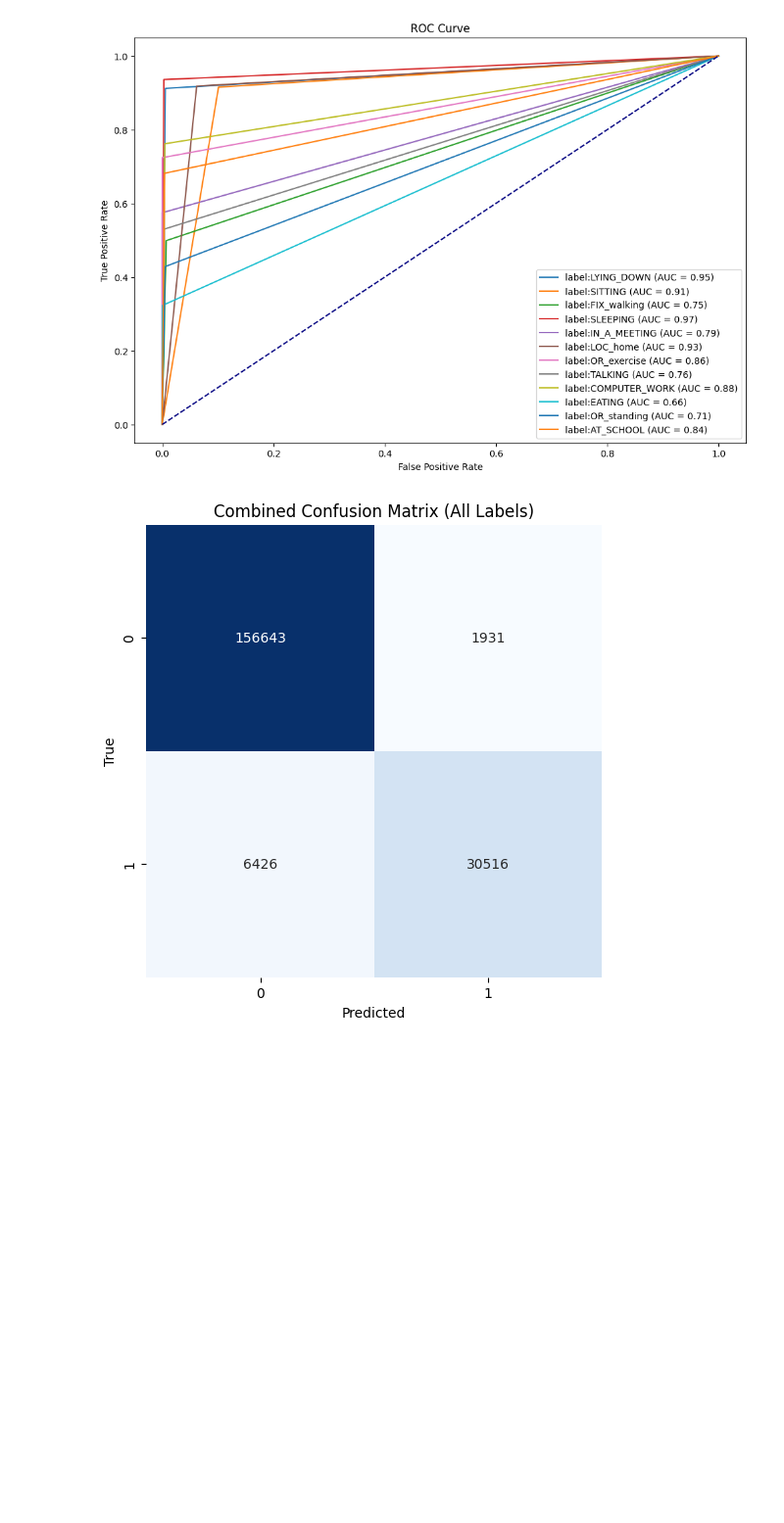
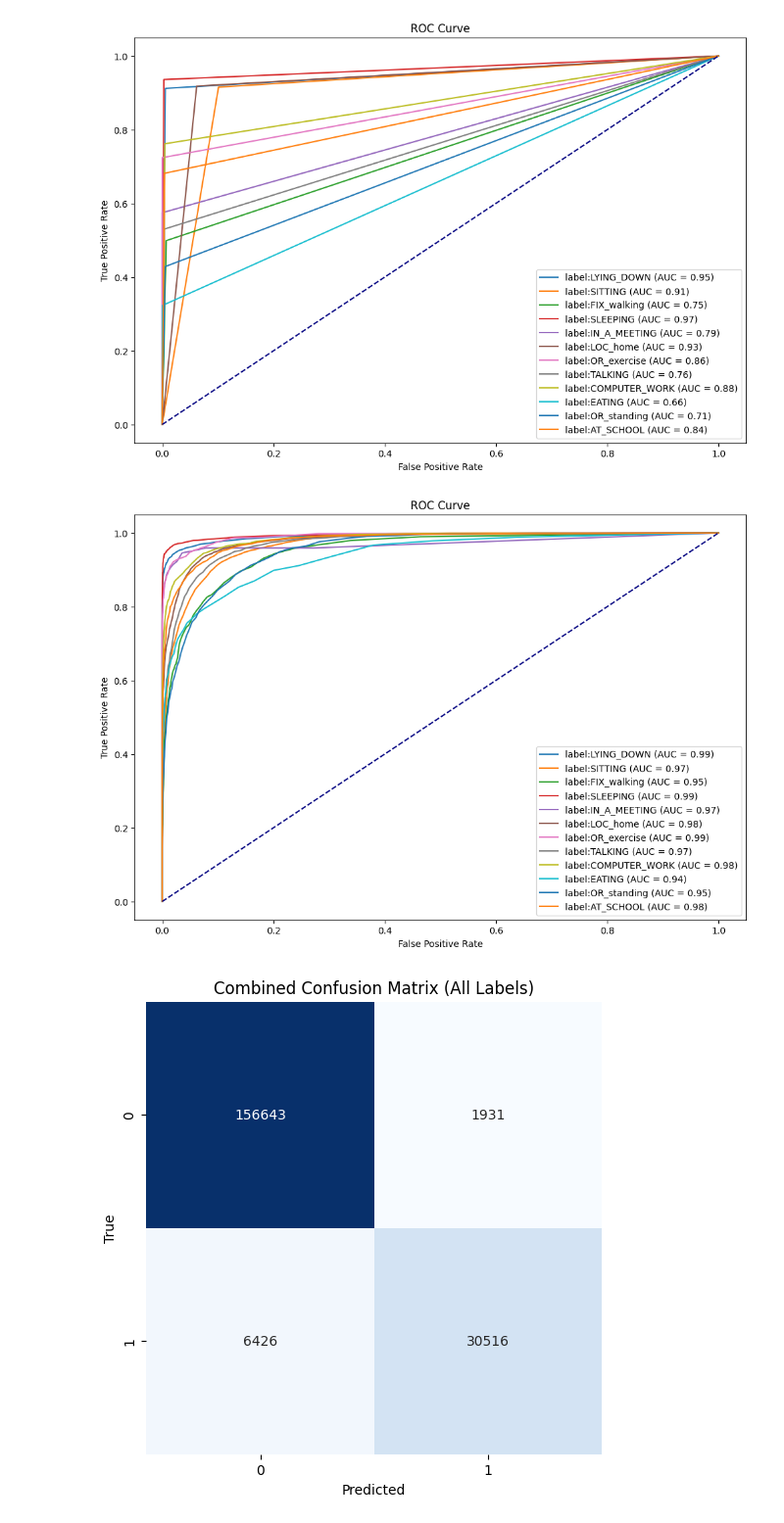
Before and after one commit to cmelady0403/BaselineML, a Jupyter notebook: Neural_Test.ipynb, the cells around one changed output. Shown at 98% size. Saved outputs shown, nothing was run; the diff lists cells and outputs as text; code cells hidden in the pictures; blank space fills up the shorter version.

```diff
--- a/Neural_Test.ipynb
+++ b/Neural_Test.ipynb
@@ -401,19 +297,0 @@ plot_learning_curves(history)
-# %%
-from sklearn.metrics import roc_curve, auc
-import matplotlib.pyplot as plt
-
-def plot_roc_curves(y_test, y_pred, label_columns):
-    plt.figure(figsize=(12, 8))
-    for i in range(len(label_columns)):
-        fpr, tpr, _ = roc_curve(y_test[:, i], y_pred[:, i])
-        roc_auc = auc(fpr, tpr)
-        plt.plot(fpr, tpr, label=f'{label_columns[i]} (AUC = {roc_auc:.2f})')
-
-    plt.plot([0, 1], [0, 1], color='navy', linestyle='--')  # Diagonal line
-    plt.xlabel('False Positive Rate')
-    plt.ylabel('True Positive Rate')
-    plt.title('ROC Curve')
-    plt.legend(loc='lower right')
-    plt.show()
-
-plot_roc_curves(y_test, y_pred, label_columns)
@@ -546,4 +377,31 @@ def plot_roc_curves(y_test, y_pred, label_columns):
 plot_roc_curves(y_test, y_pred, label_columns)
 # %% [output]
 [figure]
+# %%
+from sklearn.metrics import roc_curve, auc
+import matplotlib.pyplot as plt
+import numpy as np
+
+# Get predicted probabilities
+y_pred_proba = np.array([probs[:, 1] for probs in multi_rf.predict_proba(X_test)]).T  # Get probabilities for the positive class
+
+# Function to plot ROC curves for multi-label classification
+def plot_roc_curves(y_test, y_pred_proba, label_columns):
+    plt.figure(figsize=(12, 8))
+    for i in range(len(label_columns)):
+        fpr, tpr, _ = roc_curve(y_test[:, i], y_pred_proba[:, i])  # Use probabilities
+        roc_auc = auc(fpr, tpr)  # Calculate AUC
+        plt.plot(fpr, tpr, label=f'{label_columns[i]} (AUC = {roc_auc:.2f})')
+
+    plt.plot([0, 1], [0, 1], color='navy', linestyle='--')  # Diagonal line (chance level)
+    plt.xlabel('False Positive Rate')
+    plt.ylabel('True Positive Rate')
+    plt.title('ROC Curve')
+    plt.legend(loc='lower right')
+    plt.show()
+
+# Call the function
+plot_roc_curves(y_test, y_pred_proba, label_columns)
+# %% [output]
+[figure, added]
 # %%
```
Also changed, not shown: parts of 12 cells of this notebook.
